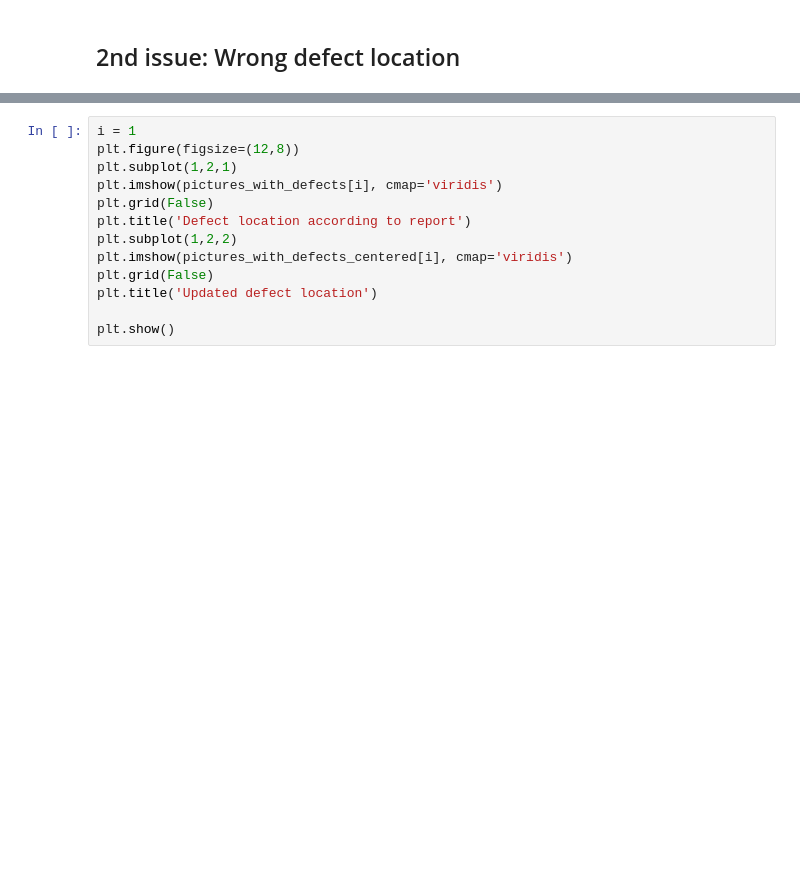
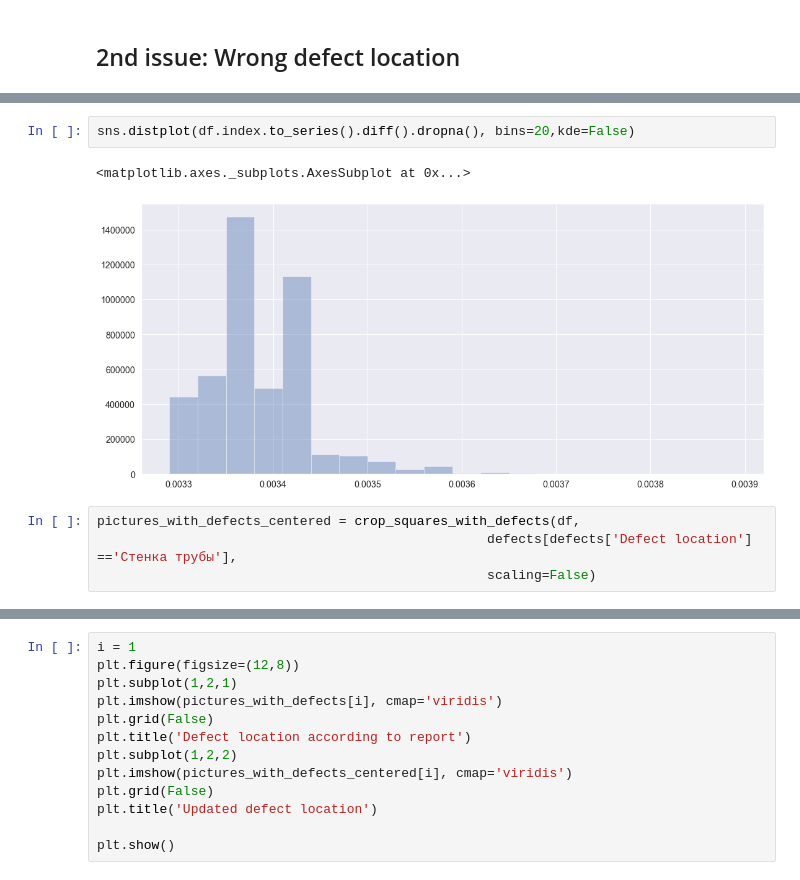
Before and after one commit to waico/CV-for-anomaly-detection-in-industrial-applications, a Jupyter notebook: pipelines/EDA_and_data_preparation_for_defects_detection.ipynb, the cells around one changed output, grey strips where cells are left out. Saved outputs shown, nothing was run; the diff lists cells and outputs as text; blank space fills up the shorter version.

```diff
--- a/pipelines/EDA_and_data_preparation_for_defects_detection.ipynb
+++ b/pipelines/EDA_and_data_preparation_for_defects_detection.ipynb
@@ -333,3 +358,12 @@ pictures_with_defects_centered = crop_squares_with_defects(df,
                                                   scaling=False)
 # %% [output]
 [interactive output not drawn]
+# %%
+sns.distplot(df.index.to_series().diff().dropna(), bins=20,kde=False)
+# %% [output]
+<matplotlib.axes._subplots.AxesSubplot at 0x...>
+[figure, added]
+# %%
+pictures_with_defects_centered = crop_squares_with_defects(df,
+                                                  defects[defects['Defect location'] =='Стенка трубы'],
+                                                  scaling=False)
```
Also changed, not shown: parts of 6 cells of this notebook, 5 other files.
